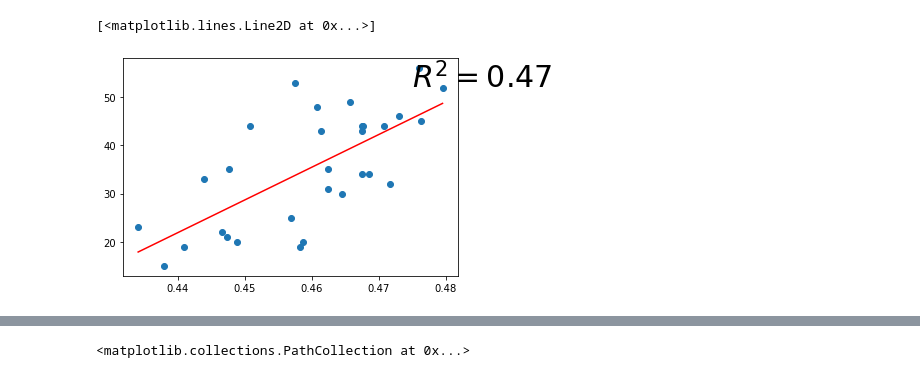
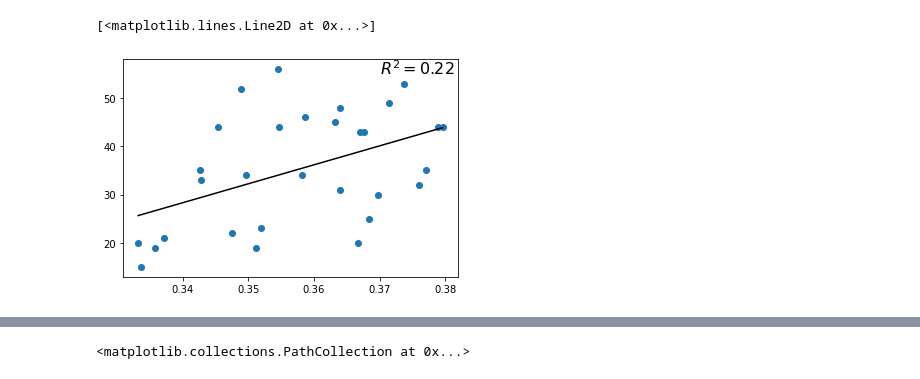
Before and after one commit to rsandbe1/python_project, a Jupyter notebook: team_statistics.ipynb, the cells around one changed output, grey strips where cells are left out. Drawn from its saved outputs; the diff is of its cells as text; code cells hidden in the pictures.

```diff
--- a/team_statistics.ipynb
+++ b/team_statistics.ipynb
@@ -91,24 +60,24 @@ plt.plot(xl, yl, '-r')
-# %%
-xd = test['fg_percent']
-yd = test['wins']
-
-plt.scatter(xd, yd)
-
-# determine best fit line
-par = np.polyfit(xd, yd, 1, full=True)
-
-slope=par[0][0]
-intercept=par[0][1]
-xl = [min(xd), max(xd)]
-yl = [slope*xx + intercept  for xx in xl]
-
-# coefficient of determination, plot text
-variance = np.var(yd)
-residuals = np.var([(slope*xx + intercept - yy)  for xx,yy in zip(xd,yd)])
-Rsqr = np.round(1-residuals/variance, decimals=2)
-plt.text(.9*max(xd)+.1*min(xd),.9*max(yd)+.1*min(yd),'$R^2 = %0.2f$'% Rsqr, fontsize=30)
-
-plt.plot(xl, yl, '-r')
-# %% [output]
-[<matplotlib.lines.Line2D at 0x...>]
-[figure, removed]
+# %%
+xd = fg_perc_3pt['fg_percent']
+yd = [20,48,35,22,23,19,43,46,20,15,44,45,49,52,34,44,56,19,30,21,44,33,43,34,35,31,32,53,44,25]
+
+plt.scatter(xd, yd)
+
+# determine best fit line
+par = np.polyfit(xd, yd, 1, full=True)
+
+slope=par[0][0]
+intercept=par[0][1]
+xl = [min(xd), max(xd)]
+yl = [slope*xx + intercept  for xx in xl]
+
+# coefficient of determination, plot text
+variance = np.var(yd)
+residuals = np.var([(slope*xx + intercept - yy)  for xx,yy in zip(xd,yd)])
+Rsqr = np.round(1-residuals/variance, decimals=2)
+plt.text(.37,55,'$R^2 = %0.2f$'% Rsqr, fontsize=16)
+
+plt.plot(xl, yl, '-k')
+# %% [output]
+[<matplotlib.lines.Line2D at 0x...>]
+[figure, added]
```
Also changed, not shown: parts of 8 cells of this notebook, 22 other files.
